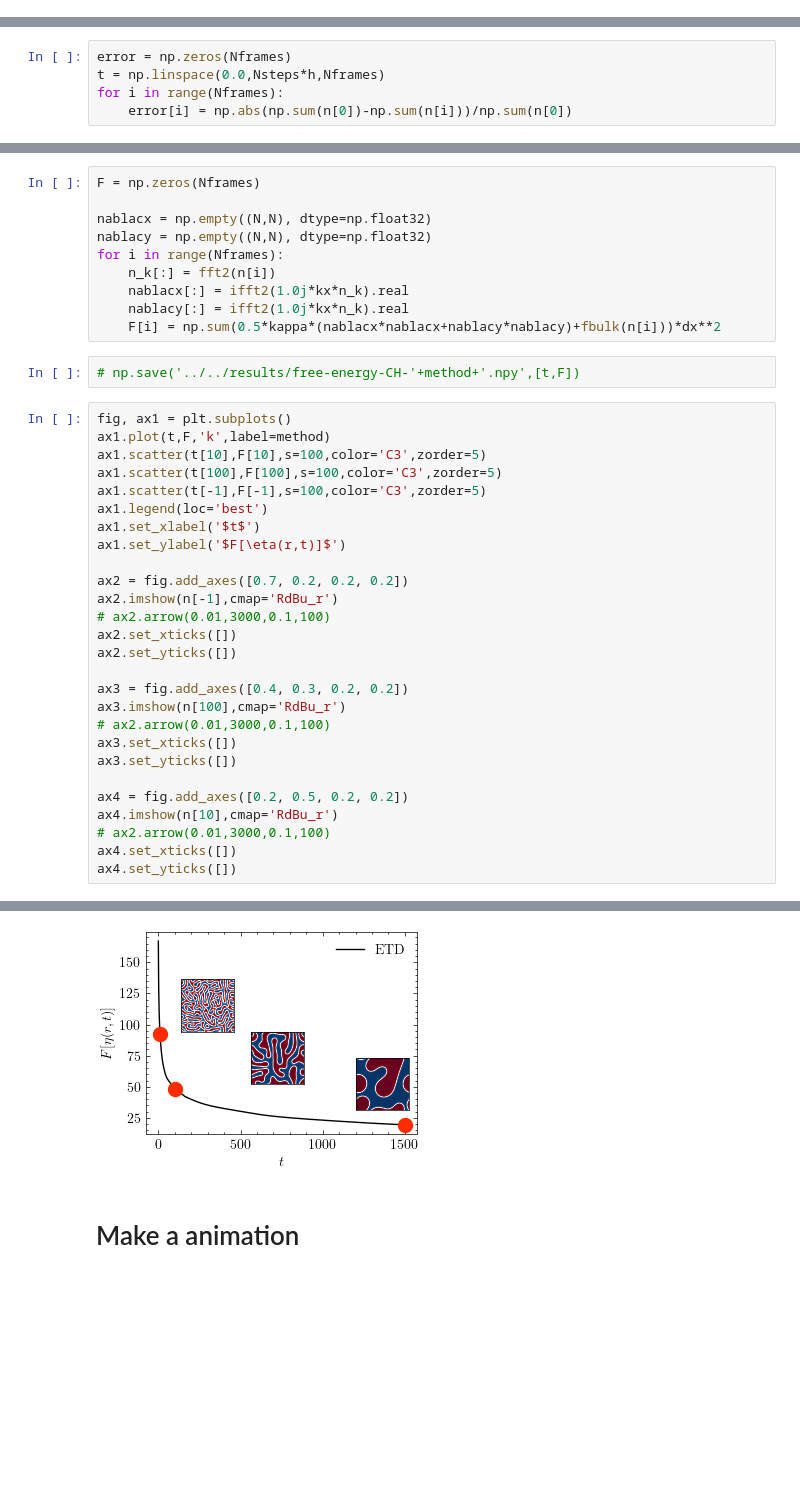
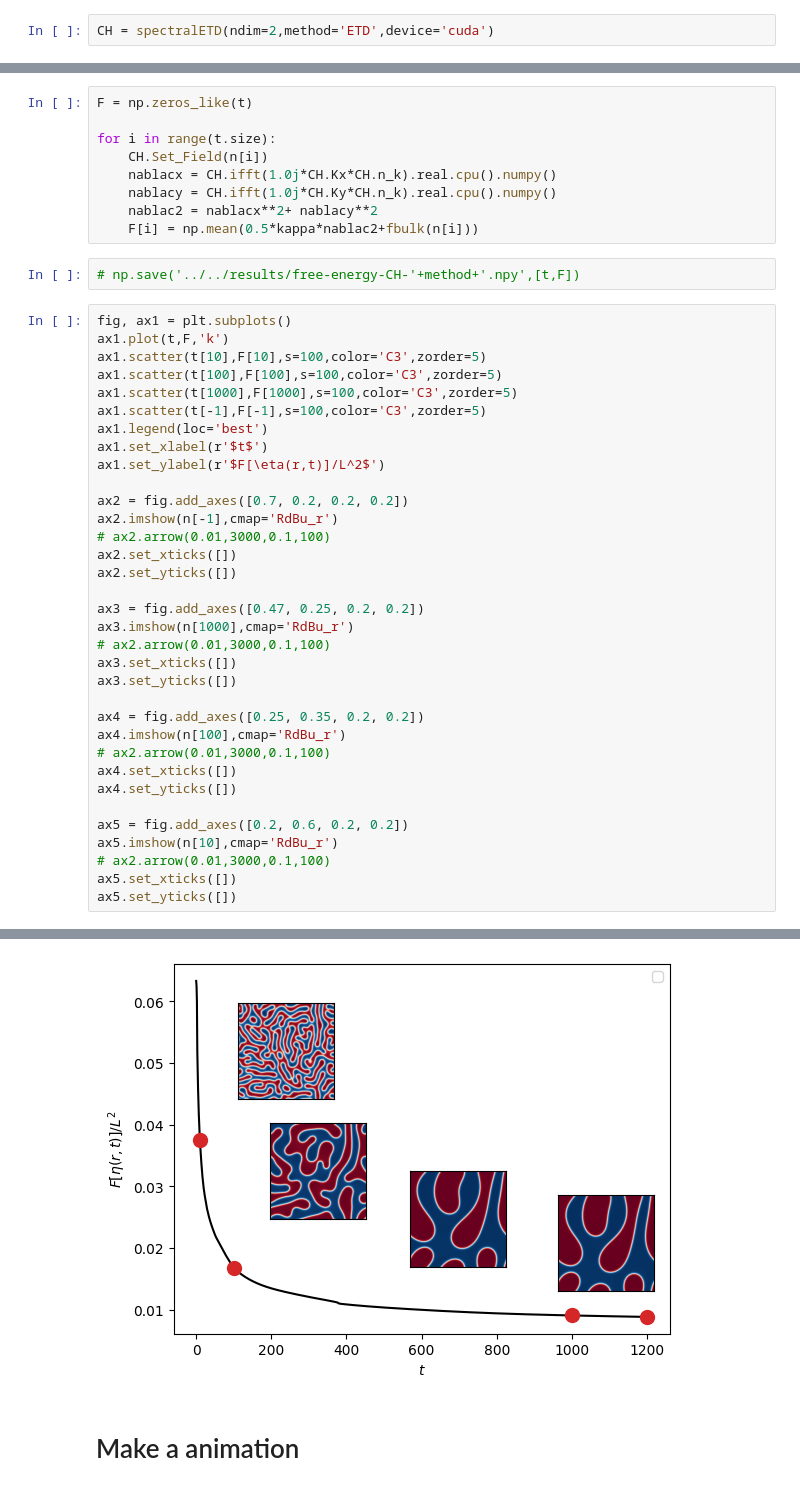
Before and after one commit to elvissoares/spectralETD, a Jupyter notebook: CH2d.ipynb, the cells around one changed output, grey strips where cells are left out. Drawn from its saved outputs; the diff is of its cells as text; blank space fills up the shorter version.

```diff
--- a/CH2d.ipynb
+++ b/CH2d.ipynb
@@ -94,0 +20,2 @@ Nframes
+# %%
+CH = spectralETD(ndim=2,method='ETD',device='cuda')
@@ -144,5 +146,0 @@ print(n[0].sum()*dx**2/L**2,n[-1].sum()*dx**2/L**2)
-# %%
-error = np.zeros(Nframes)
-t = np.linspace(0.0,Nsteps*h,Nframes)
-for i in range(Nframes):
-    error[i] = np.abs(np.sum(n[0])-np.sum(n[i]))/np.sum(n[0])
@@ -161,47 +161,53 @@ plt.ylim(1e-16,1e-3)
 def fbulk(c):
     return W*c**2*(1-c)**2
 # %%
-F = np.zeros(Nframes)
+F = np.zeros_like(t)
 
-nablacx = np.empty((N,N), dtype=np.float32)
-nablacy = np.empty((N,N), dtype=np.float32)
-for i in range(Nframes):
-    n_k[:] = fft2(n[i])
-    nablacx[:] = ifft2(1.0j*kx*n_k).real
-    nablacy[:] = ifft2(1.0j*kx*n_k).real
-    F[i] = np.sum(0.5*kappa*(nablacx*nablacx+nablacy*nablacy)+fbulk(n[i]))*dx**2
+for i in range(t.size):
+    CH.Set_Field(n[i])
+    nablacx = CH.ifft(1.0j*CH.Kx*CH.n_k).real.cpu().numpy()
+    nablacy = CH.ifft(1.0j*CH.Ky*CH.n_k).real.cpu().numpy()
+    nablac2 = nablacx**2+ nablacy**2
+    F[i] = np.mean(0.5*kappa*nablac2+fbulk(n[i]))
 # %%
 # np.save('../../results/free-energy-CH-'+method+'.npy',[t,F])
 # %%
 fig, ax1 = plt.subplots()
-ax1.plot(t,F,'k',label=method)
+ax1.plot(t,F,'k')
 ax1.scatter(t[10],F[10],s=100,color='C3',zorder=5)
 ax1.scatter(t[100],F[100],s=100,color='C3',zorder=5)
+ax1.scatter(t[1000],F[1000],s=100,color='C3',zorder=5)
 ax1.scatter(t[-1],F[-1],s=100,color='C3',zorder=5)
 ax1.legend(loc='best')
-ax1.set_xlabel('$t$')
-ax1.set_ylabel('$F[\eta(r,t)]$')
+ax1.set_xlabel(r'$t$')
+ax1.set_ylabel(r'$F[\eta(r,t)]/L^2$')
 
 ax2 = fig.add_axes([0.7, 0.2, 0.2, 0.2])
 ax2.imshow(n[-1],cmap='RdBu_r')
 # ax2.arrow(0.01,3000,0.1,100)
 ax2.set_xticks([])
 ax2.set_yticks([])
 
-ax3 = fig.add_axes([0.4, 0.3, 0.2, 0.2])
-ax3.imshow(n[100],cmap='RdBu_r')
+ax3 = fig.add_axes([0.47, 0.25, 0.2, 0.2])
+ax3.imshow(n[1000],cmap='RdBu_r')
 # ax2.arrow(0.01,3000,0.1,100)
 ax3.set_xticks([])
 ax3.set_yticks([])
 
-ax4 = fig.add_axes([0.2, 0.5, 0.2, 0.2])
-ax4.imshow(n[10],cmap='RdBu_r')
+ax4 = fig.add_axes([0.25, 0.35, 0.2, 0.2])
+ax4.imshow(n[100],cmap='RdBu_r')
 # ax2.arrow(0.01,3000,0.1,100)
 ax4.set_xticks([])
 ax4.set_yticks([])
+
+ax5 = fig.add_axes([0.2, 0.6, 0.2, 0.2])
+ax5.imshow(n[10],cmap='RdBu_r')
+# ax2.arrow(0.01,3000,0.1,100)
+ax5.set_xticks([])
+ax5.set_yticks([])
 # %% [output]
 []
-[figure, old version]
+[figure, new version]
 # %% [markdown]
 # Make a animation
 # %%
```
Also changed, not shown: parts of 24 cells of this notebook, 5 other files.
